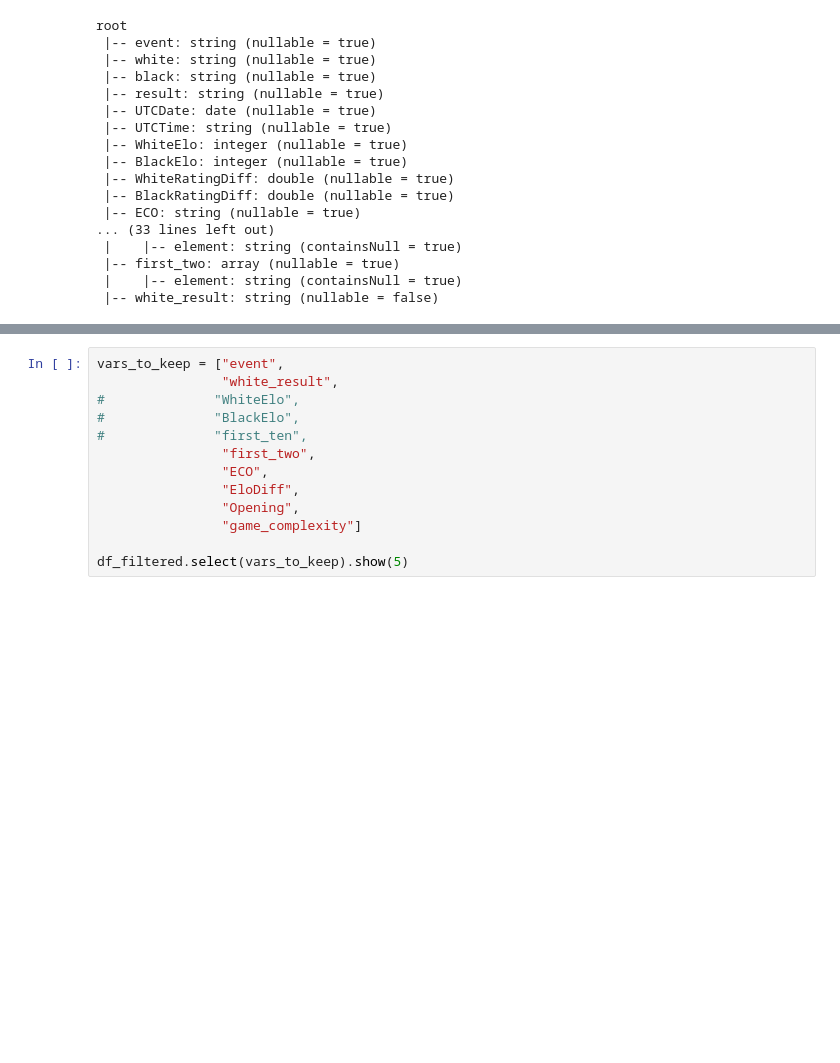
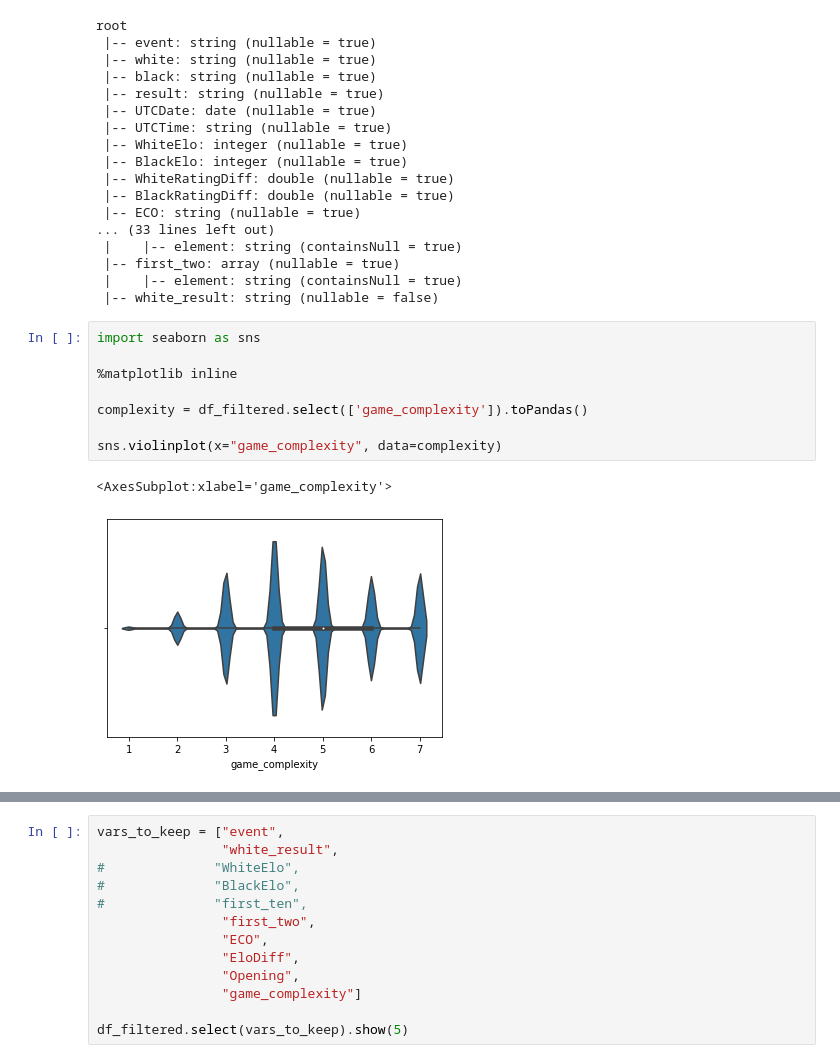
Before and after one commit to uva-ds5110-fa21-g10/semester-project, a Jupyter notebook: code/dataprep/02-model-data.ipynb, the cells around one changed output, grey strips where cells are left out. Drawn from its saved outputs; the diff is of its cells as text; blank space fills up the shorter version.

```diff
--- a/code/dataprep/02-model-data.ipynb
+++ b/code/dataprep/02-model-data.ipynb
@@ -100,3 +126,14 @@ root
  |-- first_two: array (nullable = true)
  |    |-- element: string (containsNull = true)
  |-- white_result: string (nullable = false)
+# %%
+import seaborn as sns
+
+%matplotlib inline
+
+complexity = df_filtered.select(['game_complexity']).toPandas()
+
+sns.violinplot(x="game_complexity", data=complexity)
+# %% [output]
+<AxesSubplot:xlabel='game_complexity'>
+[figure, added]
```
Also changed, not shown: parts of 5 cells of this notebook, 3 other files.
